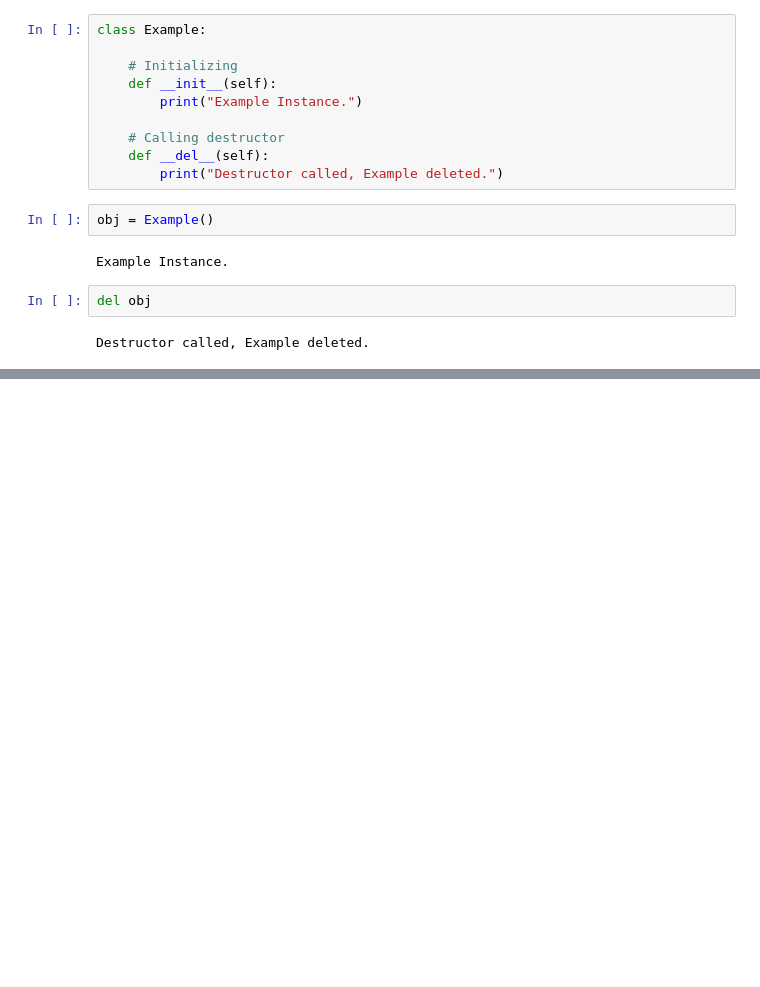
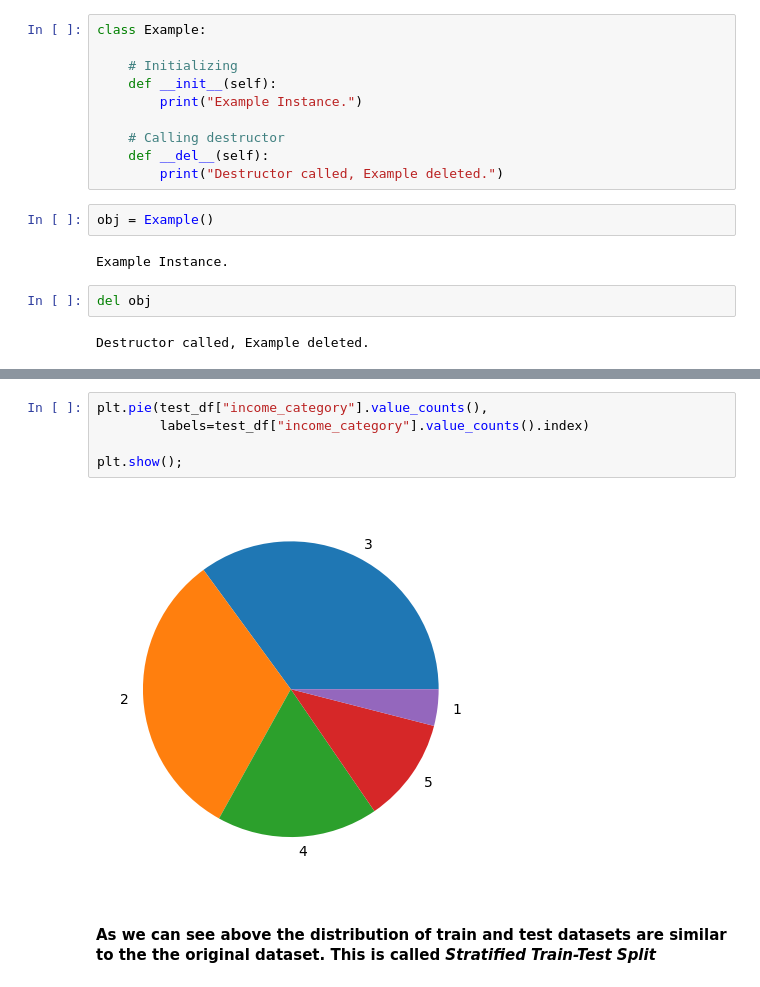
Before and after one commit to avr2002/End_to_End_ML_Project, a Jupyter notebook: notebook/example2.ipynb, the cells around one changed output, grey strips where cells are left out. Drawn from its saved outputs; the diff is of its cells as text; blank space fills up the shorter version.

```diff
--- a/notebook/example2.ipynb
+++ b/notebook/example2.ipynb
@@ -59,0 +123,9 @@ Destructor called, Example deleted.
+# %%
+plt.pie(test_df["income_category"].value_counts(),
+        labels=test_df["income_category"].value_counts().index)
+
+plt.show();
+# %% [output]
+[figure, added]
+# %% [markdown]
+#### As we can see above the distribution of train and test datasets are similar to the the original dataset. This is called ***Stratified Train-Test Split***
```
Also changed, not shown: parts of 19 cells of this notebook, 2 other files.
